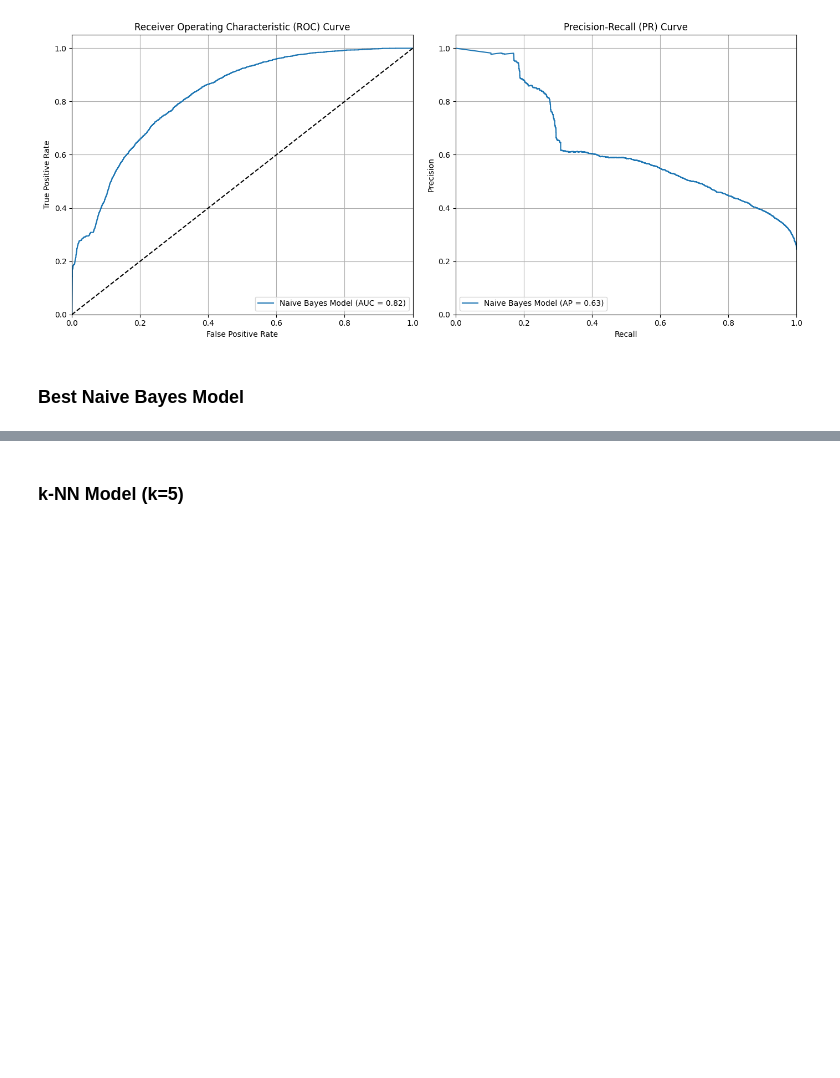
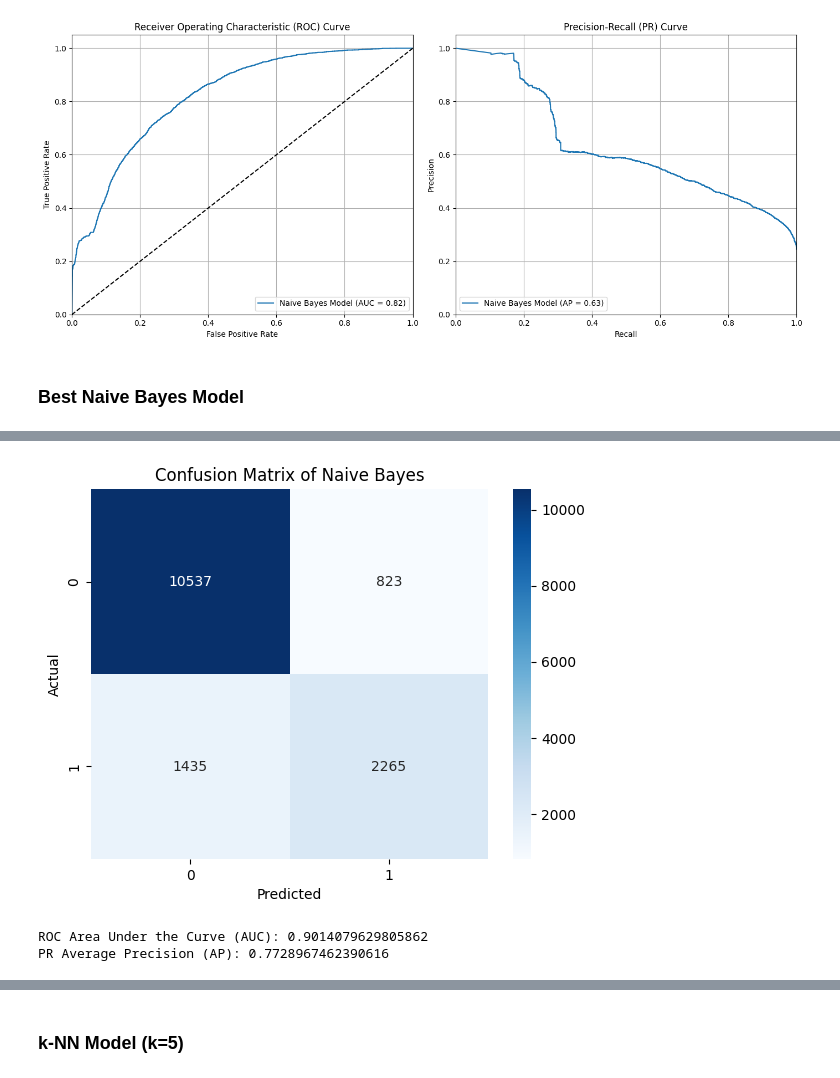
Before and after one commit to roshaniayu/IN6227-Data-Mining-Assignments, a Jupyter notebook: Assignment 1/Assignment1_Roshani Ayu Pranasti_G2504973A.ipynb, the cells around one changed output, grey strips where cells are left out. Drawn from its saved outputs; the diff is of its cells as text; code cells hidden in the pictures; blank space fills up the shorter version.

```diff
--- a/Assignment 1/Assignment1_Roshani Ayu Pranasti_G2504973A.ipynb
+++ b/Assignment 1/Assignment1_Roshani Ayu Pranasti_G2504973A.ipynb
@@ -176,0 +220,4 @@ display(cleaned_cencus_income_train_dataset)
+# %%
+# Remove education column
+cleaned_cencus_income_train_dataset = cleaned_cencus_income_train_dataset.drop(columns=["education"])
+display(cleaned_cencus_income_train_dataset)
@@ -493,0 +593,12 @@ Training Time: 0.02967095375061035
+# %%
+from sklearn.ensemble import RandomForestClassifier
+
+# Initialize and train the model
+print("Random Forest Model")
+rf_model = RandomForestClassifier(n_estimators=100, random_state=42, n_jobs=-1)
+start_rf_train = time.time()
+rf_model.fit(X_train_data, y_train_data)
+end_rf_train = time.time()
+
+rf_train_time = end_rf_train - start_rf_train
+print("Training Time:", rf_train_time)
@@ -723 +837,62 @@ PR Average Precision (AP): 0.5023950931163447
 [figure]
+# %%
+# Evaluate the model
+start_rf_pred = time.time()
+rf_predictions = rf_model.predict(X_test_data)
+rf_probabilities = rf_model.predict_proba(X_test_data)[:, 1]
+end_rf_pred = time.time()
+rf_pred_time = end_rf_pred - start_rf_pred
+
+print("Naive Bayes Model")
+print("Prediction Time:", rf_pred_time)
+rf_accuracy_score = accuracy_score(y_test_data, rf_predictions)
+print("Accuracy:", rf_accuracy_score)
+print("\nClassification Report:\n", classification_report(y_test_data, rf_predictions, target_names=target_names))
+rf_report_dict = classification_report(y_test_data, rf_predictions, target_names=target_names, output_dict=True)
+
+# Confusion Matrix
+rf_confusion_matrix = confusion_matrix(y_test_data, rf_predictions)
+print("\nConfusion Matrix:\n", rf_confusion_matrix)
+plt.title("Confusion Matrix of Naive Bayes")
+sns.heatmap(rf_confusion_matrix, annot=True, cmap=plt.cm.Blues, fmt="d")
+plt.xlabel("Predicted")
+plt.ylabel("Actual")
+plt.show()
+
+# Plot ROC and PR Curves
+rf_fpr, rf_tpr, _ = roc_curve(y_test_data, rf_probabilities)
+rf_roc_auc = auc(rf_fpr, rf_tpr)
+print("ROC Area Under the Curve (AUC):", rf_roc_auc)
+
+rf_precision, rf_recall, _ = precision_recall_curve(y_test_data, rf_probabilities)
+rf_avg_precision = average_precision_score(y_test_data, rf_probabilities)
+print("PR Average Precision (AP):", rf_avg_precision)
+
+plt.figure(figsize=(14, 6))
+
+# ROC Curve plot
+plt.subplot(1, 2, 1)
+plt.plot(rf_fpr, rf_tpr, label=f"Naive Bayes Model (AUC = {rf_roc_auc:.2f})")
+plt.plot([0, 1], [0, 1], 'k--') # Dashed diagonal line
+plt.xlim([0.0, 1.0])
+plt.ylim([0.0, 1.05])
+plt.xlabel("False Positive Rate")
+plt.ylabel("True Positive Rate")
+plt.title("Receiver Operating Characteristic (ROC) Curve")
+plt.legend(loc="lower right")
+plt.grid(True)
+
+# PR Curve plot
+plt.subplot(1, 2, 2)
+plt.plot(rf_recall, rf_precision, label=f"Naive Bayes Model (AP = {rf_avg_precision:.2f})")
+plt.xlim([0.0, 1.0])
+plt.ylim([0.0, 1.05])
+plt.xlabel("Recall")
+plt.ylabel("Precision")
+plt.title("Precision-Recall (PR) Curve")
+plt.legend(loc="lower left")
+plt.grid(True)
+
+plt.tight_layout()
+plt.show()
+# %% [output]
@@ -723,0 +917,3 @@ PR Average Precision (AP): 0.5023950931163447
+[figure, added]
+ROC Area Under the Curve (AUC): 0.9014079629805862
+PR Average Precision (AP): 0.7728967462390616
```
Also changed, not shown: parts of 38 cells of this notebook.
